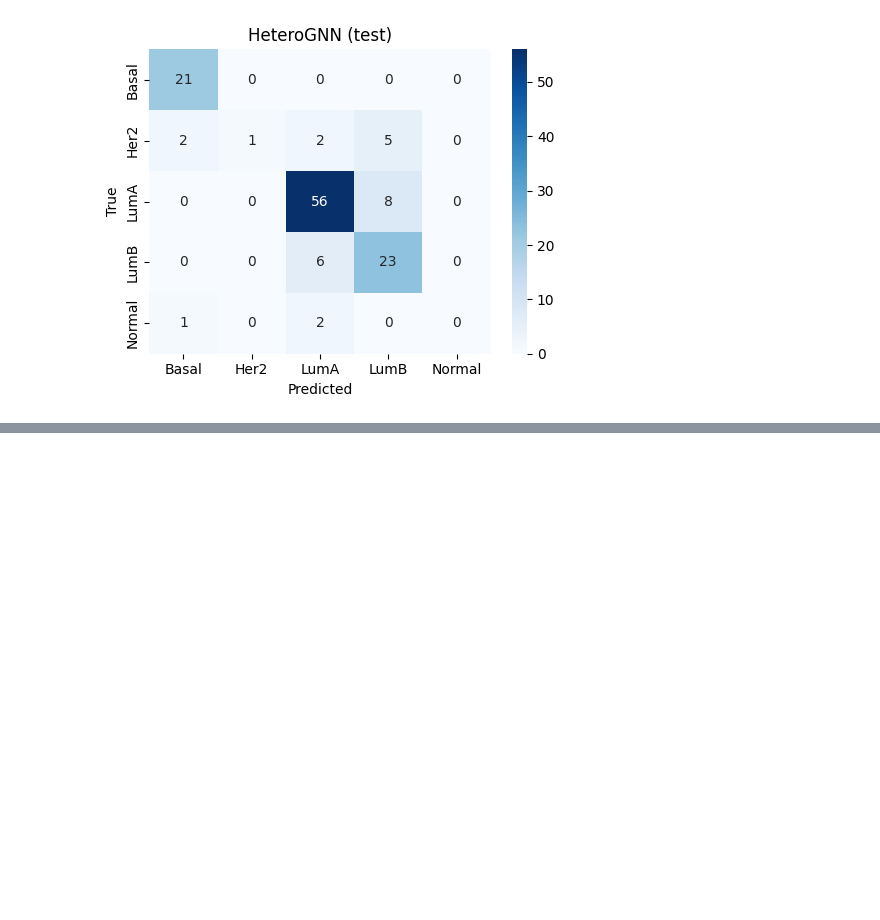
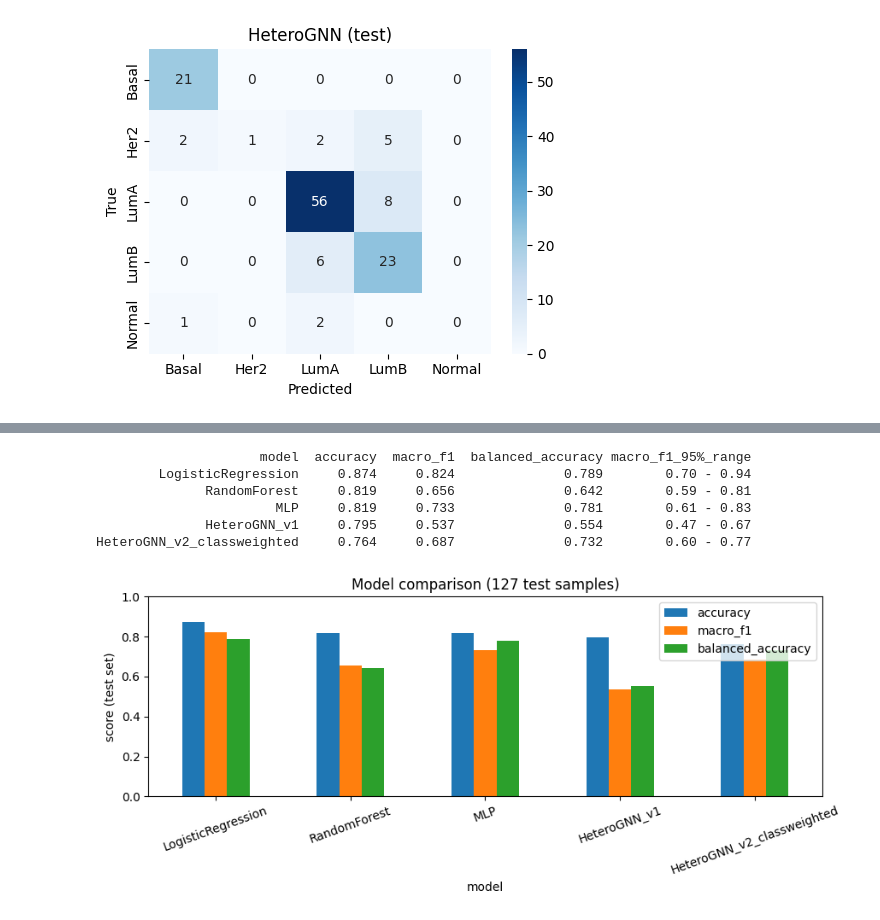
Before and after one commit to Mariya98rose/CancerGraph, a Jupyter notebook: CancerGraph.ipynb, the cells around one changed output, grey strips where cells are left out. Saved outputs shown, nothing was run; the diff lists cells and outputs as text; code cells hidden in the pictures; blank space fills up the shorter version.

```diff
--- a/CancerGraph.ipynb
+++ b/CancerGraph.ipynb
@@ -921,0 +1025,50 @@ weighted avg      0.797   0.795     0.764  127.000
+# %%
+import warnings
+warnings.filterwarnings("ignore")
+
+all_preds = {
+    "LogisticRegression": test_preds["LogisticRegression"],
+    "RandomForest": test_preds["RandomForest"],
+    "MLP": test_preds["MLP"],
+    "HeteroGNN_v1": gnn_test_pred,
+    "HeteroGNN_v2_classweighted": v2_pred,
+}
+y_test = data["test"]["y"]
+# Safety check: GNN and baselines must refer to the same test samples in the same order
+assert (gnn_test_true == y_test).all(), "Test sample order differs between models!"
+
+rng = np.random.default_rng(SEED)
+boot_idx = rng.integers(0, len(y_test), size=(1000, len(y_test)))
+
+rows = []
+for name, pred in all_preds.items():
+    m = compute_metrics(y_test, pred)
+    boots = [f1_score(y_test[i], pred[i], average="macro", zero_division=0) for i in boot_idx]
+    lo, hi = np.percentile(boots, [2.5, 97.5])
+    rows.append({"model": name, **{k: round(v, 3) for k, v in m.items()},
+                 "macro_f1_95%_range": f"{lo:.2f} - {hi:.2f}"})
+comparison = pd.DataFrame(rows)
+print(comparison.to_string(index=False))
+
+# Bar chart
+ax = comparison.set_index("model")[["accuracy", "macro_f1", "balanced_accuracy"]].plot.bar(
+    figsize=(9, 4), rot=20)
+ax.set_ylabel("score (test set)"); ax.set_ylim(0, 1); ax.set_title("Model comparison (127 test samples)")
+plt.tight_layout(); plt.savefig(f"{RESULTS_DIR}/model_comparison.png", dpi=150); plt.show()
+
+comparison.to_csv(f"{RESULTS_DIR}/model_comparison.csv", index=False)
+
+# One file with every model's prediction per test sample (the dashboard will use this)
+pred_all = pd.DataFrame({"sample": data["test"]["ids"],
+                         "true": [CLASSES[i] for i in y_test]})
+for name, p in all_preds.items():
+    pred_all[name] = [CLASSES[i] for i in p]
+pred_all.to_csv(f"{RESULTS_DIR}/test_predictions_all.csv", index=False)
+# %% [output]
+                     model  accuracy  macro_f1  balanced_accuracy macro_f1_95%_range
+        LogisticRegression     0.874     0.824              0.789        0.70 - 0.94
+              RandomForest     0.819     0.656              0.642        0.59 - 0.81
+                       MLP     0.819     0.733              0.781        0.61 - 0.83
+              HeteroGNN_v1     0.795     0.537              0.554        0.47 - 0.67
+HeteroGNN_v2_classweighted     0.764     0.687              0.732        0.60 - 0.77
+[figure, added]
```
Also changed, not shown: parts of 2 cells of this notebook, 7 other files.
